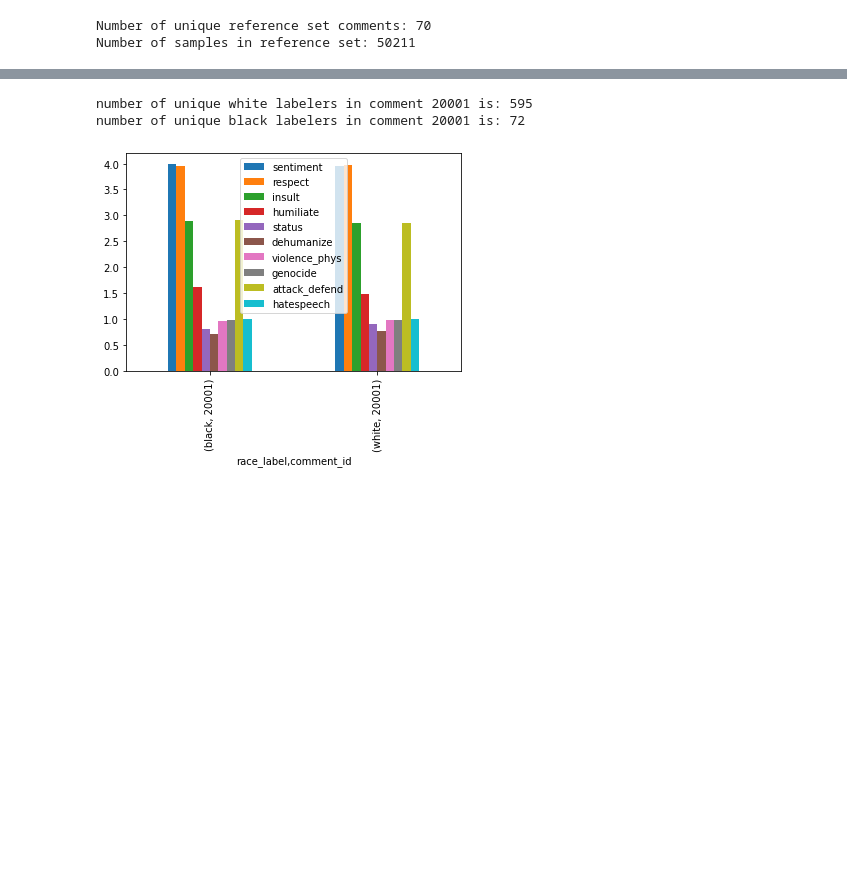
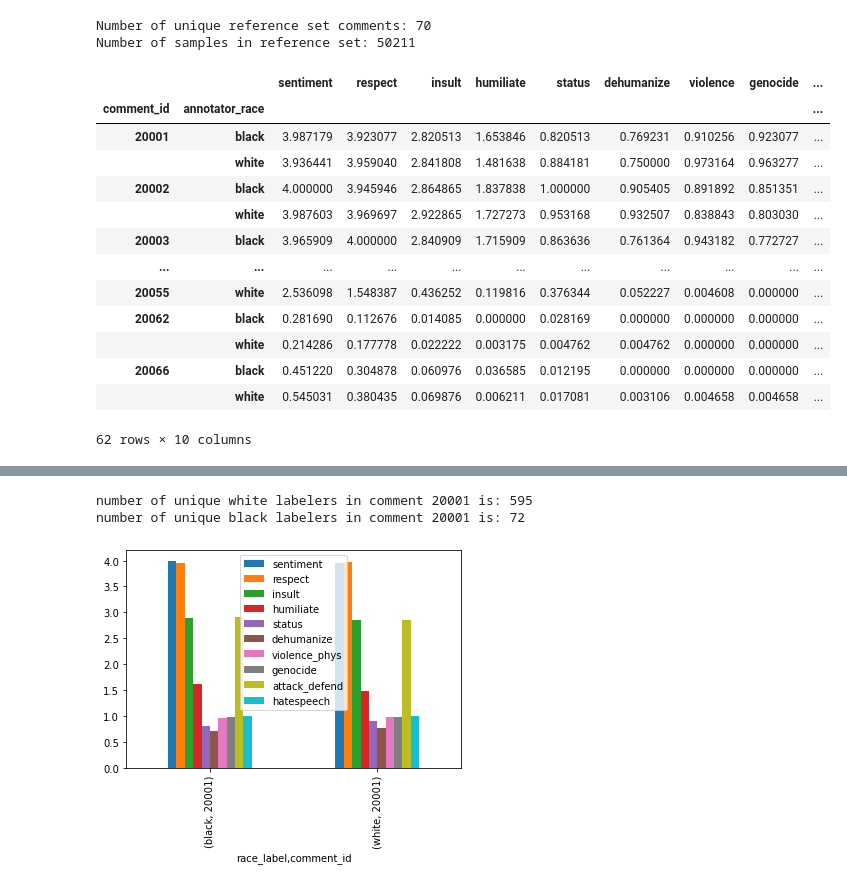
Before and after one commit to dlab-projects/annotator_sensitivity_irt, a Jupyter notebook: figures/figure1.ipynb, the cells around one changed output, grey strips where cells are left out. Drawn from its saved outputs; the diff is of its cells as text; code cells hidden in the pictures; blank space fills up the shorter version.

```diff
--- a/figures/figure1.ipynb
+++ b/figures/figure1.ipynb
@@ -47,0 +51,2 @@ reference_bw = utils.filter_annotator_identity(reference_set, ['annotator_race_b
+# %%
+agreed_comments, samples = utils.get_comments_w_agreement(reference_bw, targets, 0.5)
@@ -47,0 +59,17 @@ reference_bw = utils.filter_annotator_identity(reference_set, ['annotator_race_b
+# %%
+diffs
+# %% [output]
+|  |  | sentiment | respect | insult | humiliate | status | dehumanize | violence | genocide | ... |
+| comment_id | annotator_race |  |  |  |  |  |  |  |  | ... |
+| 20001 | black | 3.987179 | 3.923077 | 2.820513 | 1.653846 | 0.820513 | 0.769231 | 0.910256 | 0.923077 | ... |
+|  | white | 3.936441 | 3.959040 | 2.841808 | 1.481638 | 0.884181 | 0.750000 | 0.973164 | 0.963277 | ... |
+| 20002 | black | 4.000000 | 3.945946 | 2.864865 | 1.837838 | 1.000000 | 0.905405 | 0.891892 | 0.851351 | ... |
+|  | white | 3.987603 | 3.969697 | 2.922865 | 1.727273 | 0.953168 | 0.932507 | 0.838843 | 0.803030 | ... |
+| 20003 | black | 3.965909 | 4.000000 | 2.840909 | 1.715909 | 0.863636 | 0.761364 | 0.943182 | 0.772727 | ... |
+| ... | ... | ... | ... | ... | ... | ... | ... | ... | ... | ... |
+| 20055 | white | 2.536098 | 1.548387 | 0.436252 | 0.119816 | 0.376344 | 0.052227 | 0.004608 | 0.000000 | ... |
+| 20062 | black | 0.281690 | 0.112676 | 0.014085 | 0.000000 | 0.028169 | 0.000000 | 0.000000 | 0.000000 | ... |
+|  | white | 0.214286 | 0.177778 | 0.022222 | 0.003175 | 0.004762 | 0.004762 | 0.000000 | 0.000000 | ... |
+| 20066 | black | 0.451220 | 0.304878 | 0.060976 | 0.036585 | 0.012195 | 0.000000 | 0.000000 | 0.000000 | ... |
+|  | white | 0.545031 | 0.380435 | 0.069876 | 0.006211 | 0.017081 | 0.003106 | 0.004658 | 0.004658 | ... |
+62 rows × 10 columns
```
Also changed, not shown: parts of 20 cells of this notebook, 2 other files.
